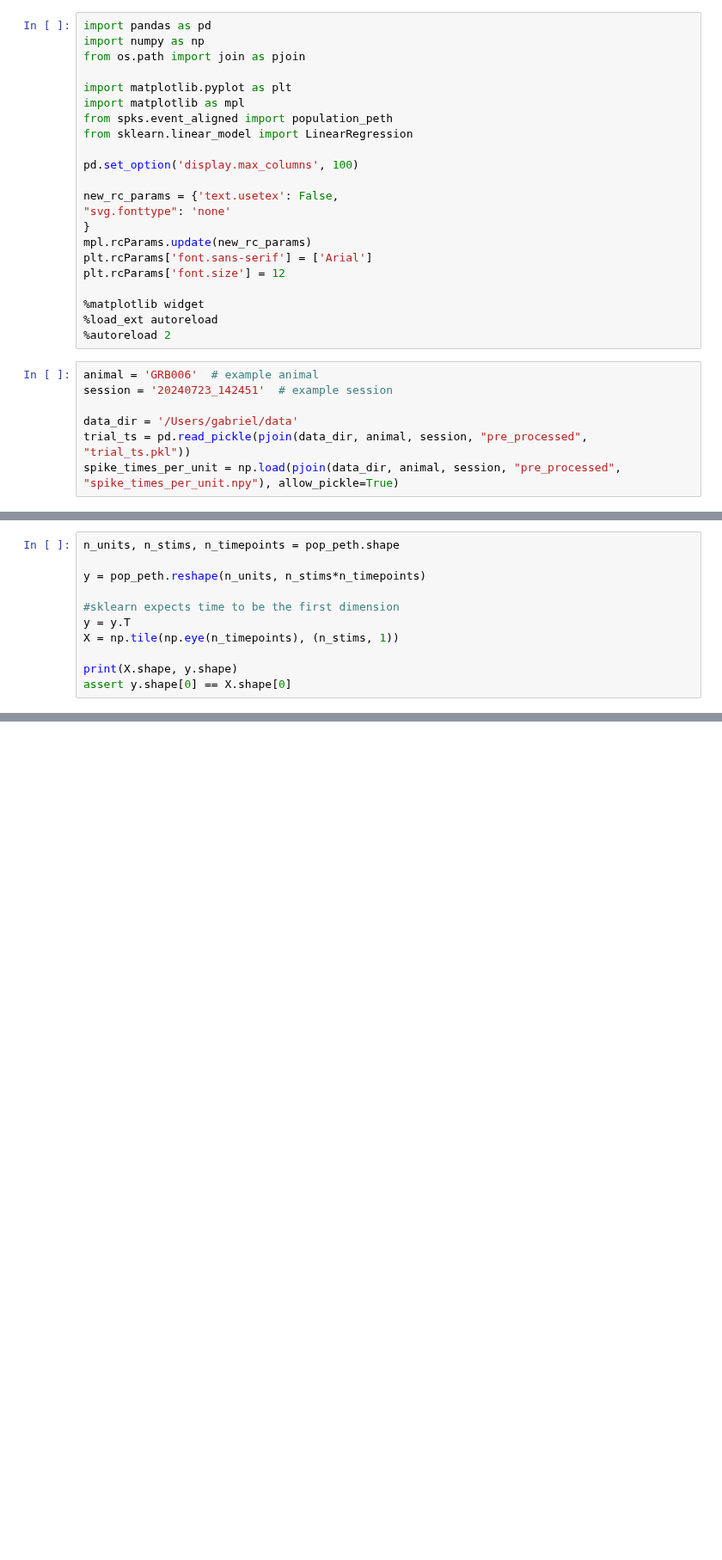
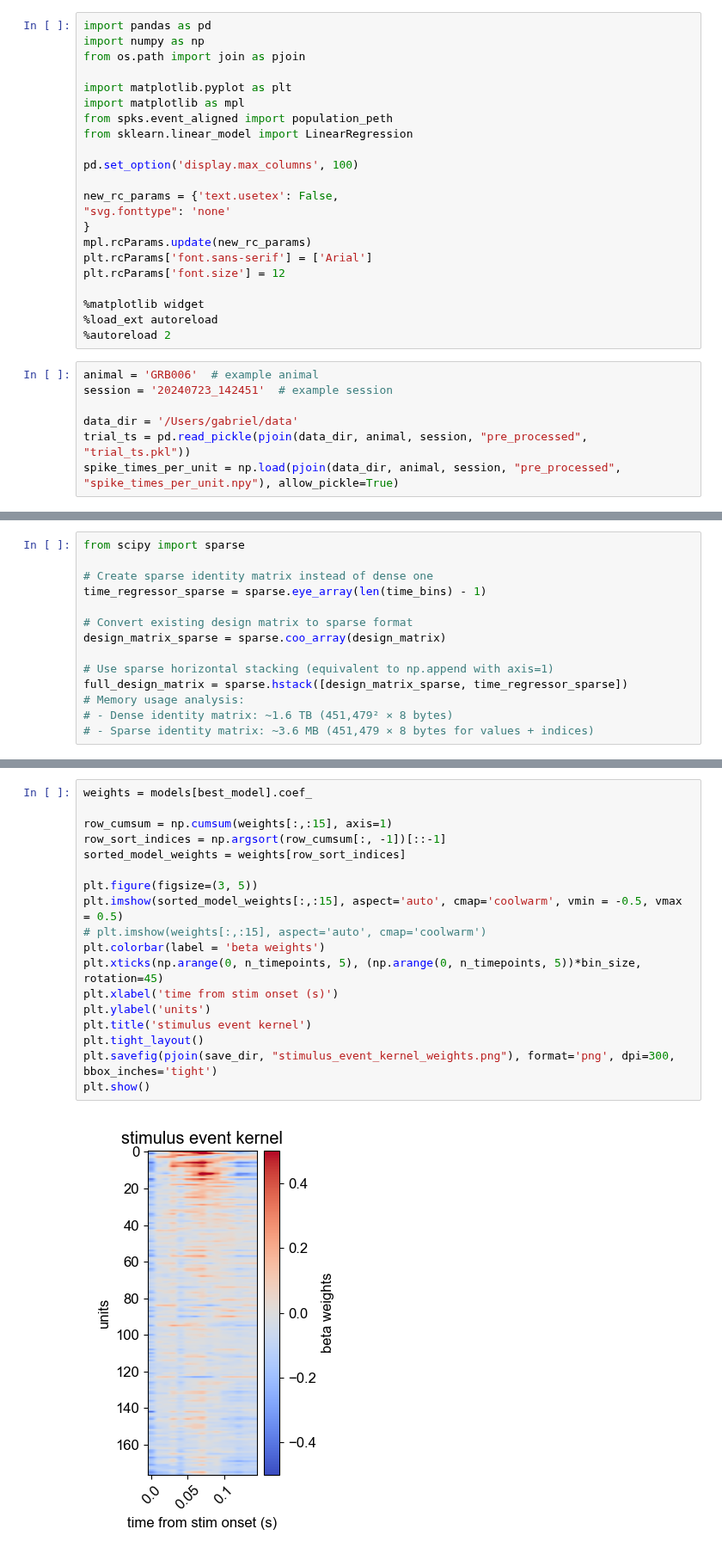
Before and after one commit to rojasgabriel/ephys, a Jupyter notebook: notebooks/encoding_analysis.ipynb, the cells around one changed output, grey strips where cells are left out. Shown at 86% size. Saved outputs shown, nothing was run; the diff lists cells and outputs as text; blank space fills up the shorter version.

Commit message:
WIP: plotting encoding model weights vs. psth

```diff
--- a/notebooks/encoding_analysis.ipynb
+++ b/notebooks/encoding_analysis.ipynb
@@ -115,11 +132,0 @@ plt.show()
-# %%
-n_units, n_stims, n_timepoints = pop_peth.shape
-
-y = pop_peth.reshape(n_units, n_stims*n_timepoints)
-
-#sklearn expects time to be the first dimension
-y = y.T
-X = np.tile(np.eye(n_timepoints), (n_stims, 1))
-
-print(X.shape, y.shape)
-assert y.shape[0] == X.shape[0]
@@ -196,0 +165,14 @@ plt.show()
+# %%
+from scipy import sparse
+
+# Create sparse identity matrix instead of dense one
+time_regressor_sparse = sparse.eye_array(len(time_bins) - 1)
+
+# Convert existing design matrix to sparse format
+design_matrix_sparse = sparse.coo_array(design_matrix)
+
+# Use sparse horizontal stacking (equivalent to np.append with axis=1)
+full_design_matrix = sparse.hstack([design_matrix_sparse, time_regressor_sparse])
+# Memory usage analysis:
+# - Dense identity matrix: ~1.6 TB (451,479² × 8 bytes)
+# - Sparse identity matrix: ~3.6 MB (451,479 × 8 bytes for values + indices)
@@ -196,0 +337,20 @@ plt.show()
+# %%
+weights = models[best_model].coef_
+
+row_cumsum = np.cumsum(weights[:,:15], axis=1)
+row_sort_indices = np.argsort(row_cumsum[:, -1])[::-1]
+sorted_model_weights = weights[row_sort_indices]
+
+plt.figure(figsize=(3, 5))
+plt.imshow(sorted_model_weights[:,:15], aspect='auto', cmap='coolwarm', vmin = -0.5, vmax = 0.5)
+# plt.imshow(weights[:,:15], aspect='auto', cmap='coolwarm')
+plt.colorbar(label = 'beta weights')
+plt.xticks(np.arange(0, n_timepoints, 5), (np.arange(0, n_timepoints, 5))*bin_size, rotation=45)
+plt.xlabel('time from stim onset (s)')
+plt.ylabel('units')
+plt.title('stimulus event kernel')
+plt.tight_layout()
+plt.savefig(pjoin(save_dir, "stimulus_event_kernel_weights.png"), format='png', dpi=300, bbox_inches='tight')
+plt.show()
+# %% [output]
+[figure, added]
```
Also changed, not shown: parts of 22 cells of this notebook.
